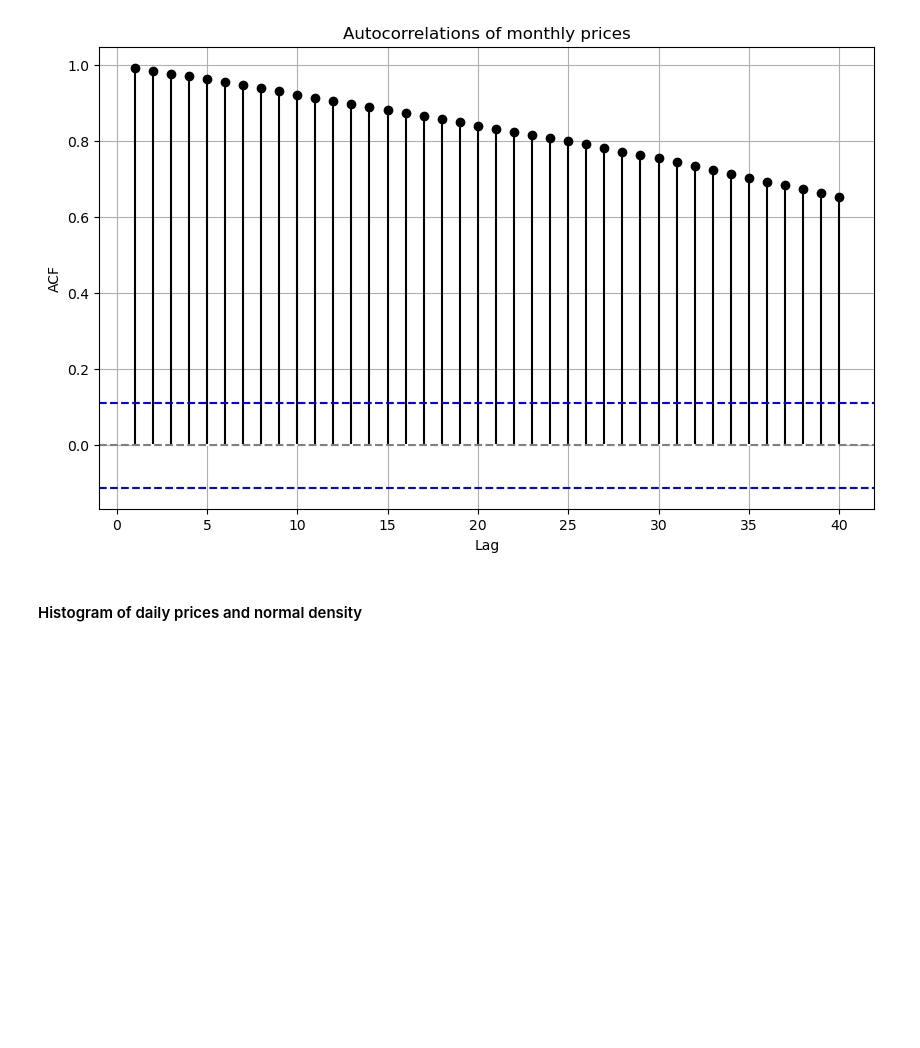
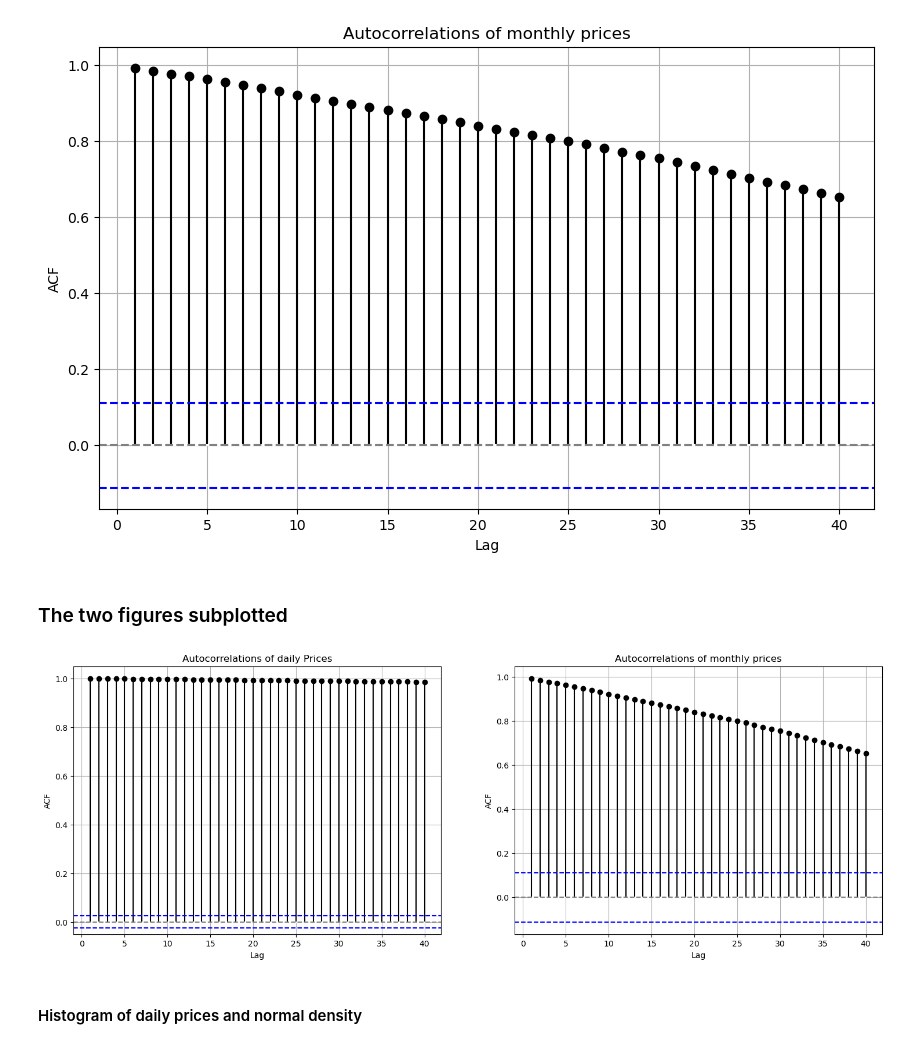
Before and after one commit to cgav1n1/Econometrics_Stylized_Facts, a Jupyter notebook: MidTermAssignmentwith6Facts.ipynb, the cells around one changed output. Cells and saved outputs as stored; diff of their text form; code cells hidden in the pictures; blank space fills up the shorter version.

Commit message:
grouping the graphs for 4.1 and 4.3

```diff
--- a/MidTermAssignmentwith6Facts.ipynb
+++ b/MidTermAssignmentwith6Facts.ipynb
@@ -1215,6 +1215,48 @@ plt.grid(True)
 plt.show()
 # %% [output]
 [figure]
+# %% [markdown]
+### The two figures subplotted
+# %%
+fig, axs = plt.subplots(1, 2, figsize=(18, 6))
+#first fig
+# Calculate empirical autocorrelation
+lags = 40
+acf_values = acf(pt_d_all, nlags=lags)
+
+# Calculate Bartlett intervals
+Bart_Int = 1.96 / np.sqrt(len(pt_d_all))
+
+axs[0].stem(np.arange(1, lags + 1), acf_values[1:], linefmt='k-', markerfmt='ko', basefmt='w-')
+axs[0].axhline(y=0, color='gray', linestyle='--')
+axs[0].axhline(y=Bart_Int, color='blue', linestyle='--')
+axs[0].axhline(y=-Bart_Int, color='blue', linestyle='--')
+axs[0].set_title('Autocorrelations of daily Prices')
+axs[0].set_xlabel('Lag')
+axs[0].set_ylabel('ACF')
+axs[0].grid(True)
+#second fig
+# Calculate empirical autocorrelation
+lags = 40
+acf_values = acf(pt_m_all, nlags=lags)
+
+# Calculate Bartlett intervals
+Bart_Int = 1.96 / np.sqrt(len(pt_m_all))
+
+axs[1].stem(np.arange(1, lags + 1), acf_values[1:], linefmt='k-', markerfmt='ko', basefmt='w-')
+axs[1].axhline(y=0, color='gray', linestyle='--')
+axs[1].axhline(y=Bart_Int, color='blue', linestyle='--')
+axs[1].axhline(y=-Bart_Int, color='blue', linestyle='--')
+axs[1].set_title('Autocorrelations of monthly prices')
+axs[1].set_xlabel('Lag')
+axs[1].set_ylabel('ACF')
+axs[1].grid(True)
+
+plt.savefig('Latex/Img/Autocorrel_daily_monthly.pdf', format='pdf', bbox_inches='tight')
+
+plt.show()
+# %% [output]
+[figure, added]
 # %% [markdown]
 #### Histogram of daily prices and normal density
 # %%
```
Also changed, not shown: 8 other files.
